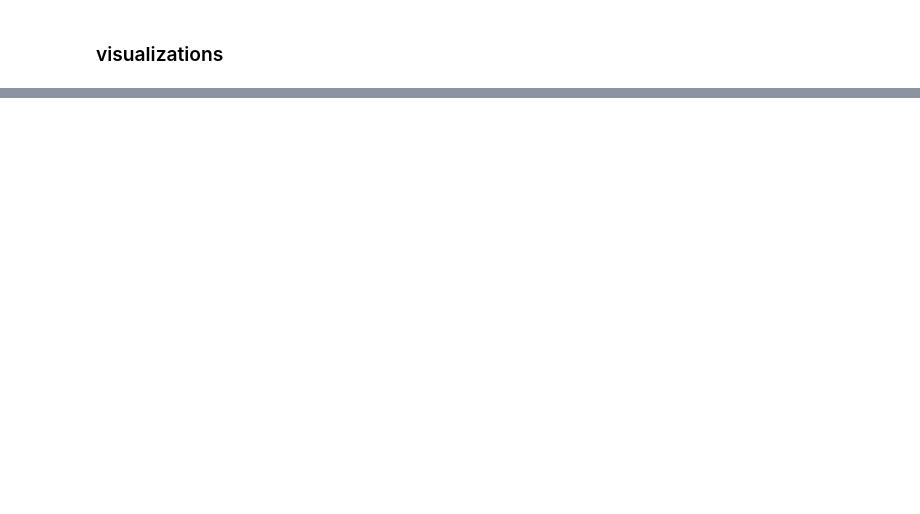
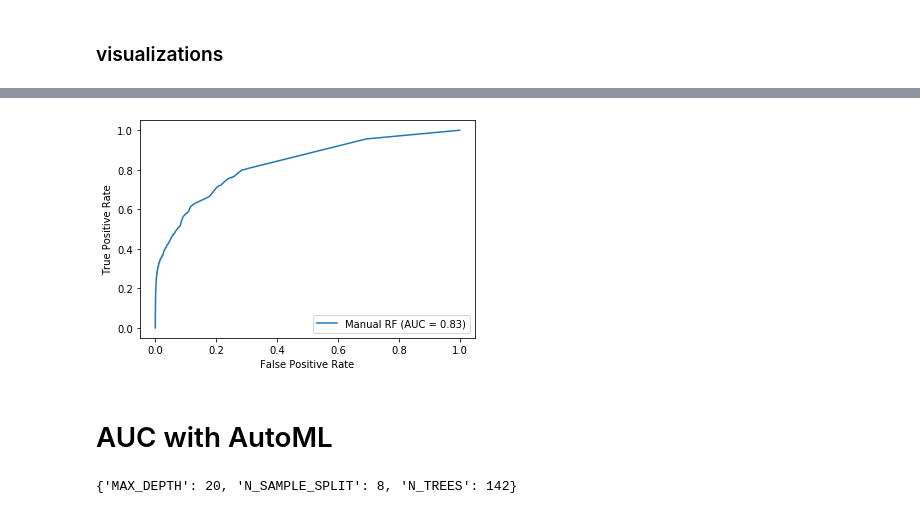
Before and after one commit to will-hill/AI_Based_Hyperparameter_Tuning, a Jupyter notebook: 2_Random_Forest_Example.ipynb, the cells around one changed output, grey strips where cells are left out. Cells and saved outputs as stored; diff of their text form; code cells hidden in the pictures; blank space fills up the shorter version.

```diff
--- a/2_Random_Forest_Example.ipynb
+++ b/2_Random_Forest_Example.ipynb
@@ -246,0 +248,12 @@ optuna.visualization.plot_contour(study, params=['n_estimators','min_samples_spl
+# %%
+y_pred = [tple for tple in clf.predict(X_test)]
+auc = metrics.plot_roc_curve(clf, X_test, y_test, name='Manual RF')
+plt.show()
+# %% [output]
+[figure, added]
+# %% [markdown]
+# AUC with AutoML
+# %%
+study.best_params
+# %% [output]
+{'MAX_DEPTH': 20, 'N_SAMPLE_SPLIT': 8, 'N_TREES': 142}
```
Also changed, not shown: parts of 36 cells of this notebook, 13 other files.
